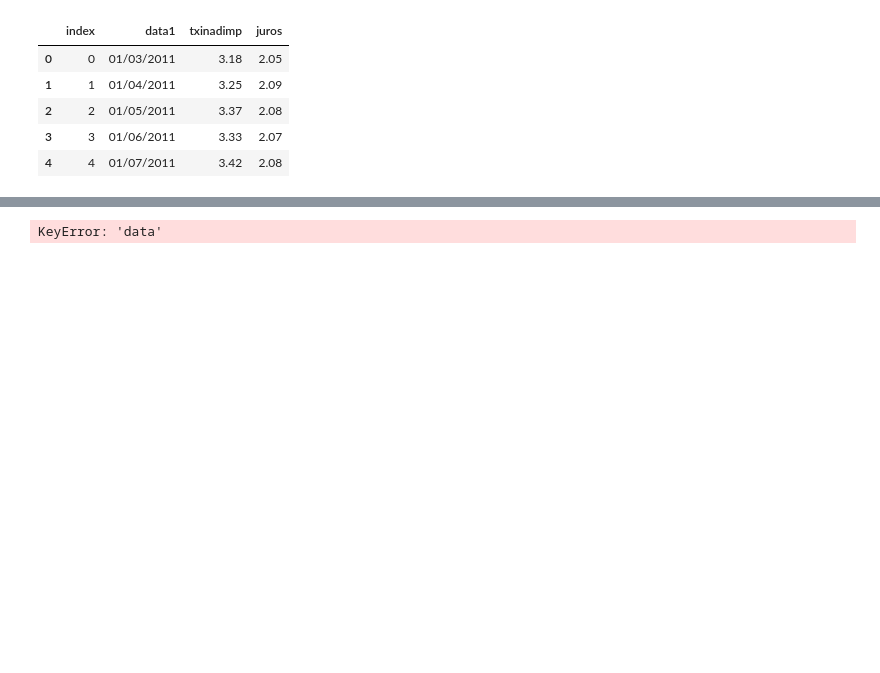
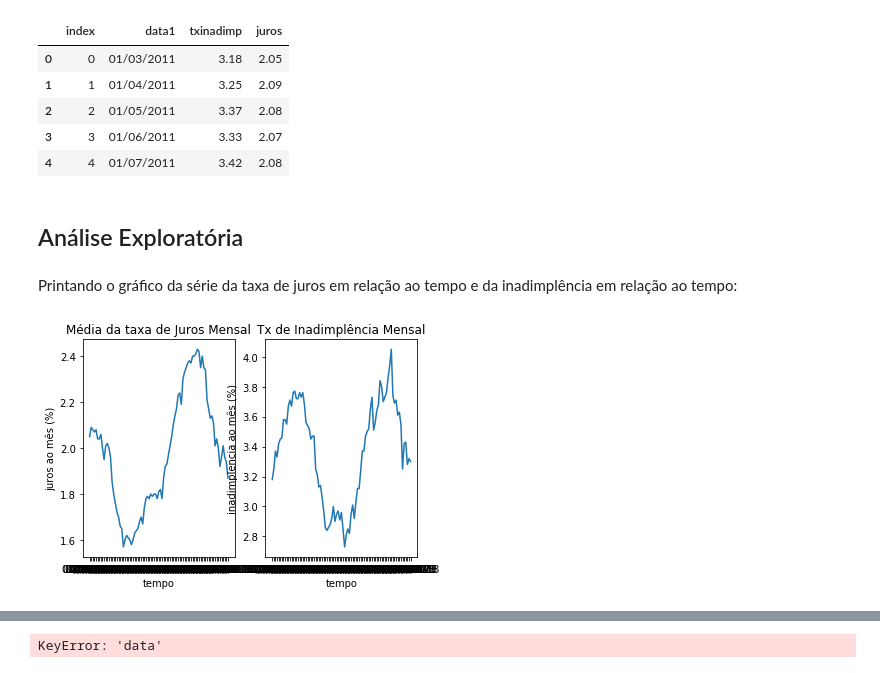
Before and after one commit to GustavoAlovisi/Econometrics2018, a Jupyter notebook: eco02018.ipynb, the cells around one changed output, grey strips where cells are left out. Drawn from its saved outputs; the diff is of its cells as text; code cells hidden in the pictures; blank space fills up the shorter version.

Commit message:
Adicionado gráficos para a análise exploratória de nossas séries (em progresso).

```diff
--- a/eco02018.ipynb
+++ b/eco02018.ipynb
@@ -80,3 +79,24 @@ econvars.head()
 | 2 | 2 | 01/05/2011 | 3.37 | 2.08 |
 | 3 | 3 | 01/06/2011 | 3.33 | 2.07 |
 | 4 | 4 | 01/07/2011 | 3.42 | 2.08 |
+# %% [markdown]
+## Análise Exploratória
+# %% [markdown]
+Printando o gráfico da série da taxa de juros em relação ao tempo e da inadimplência em relação ao tempo:
+# %%
+plt.subplot(121)
+grafJuros = plt.plot(econvars.data1, econvars.juros)
+plt.title('Média da taxa de Juros Mensal')
+plt.xlabel("tempo")
+plt.ylabel("juros ao mês (%)")
+
+plt.subplot(122)
+grafInadimplencia = plt.plot(econvars.data1, econvars.txinadimp)
+plt.title("Tx de Inadimplência Mensal")
+plt.xlabel("tempo")
+plt.ylabel("inadimplencia ao mês (%)")
+
+
+plt.show()
+# %% [output]
+[figure, added]
```
Also changed, not shown: parts of 10 cells of this notebook.
